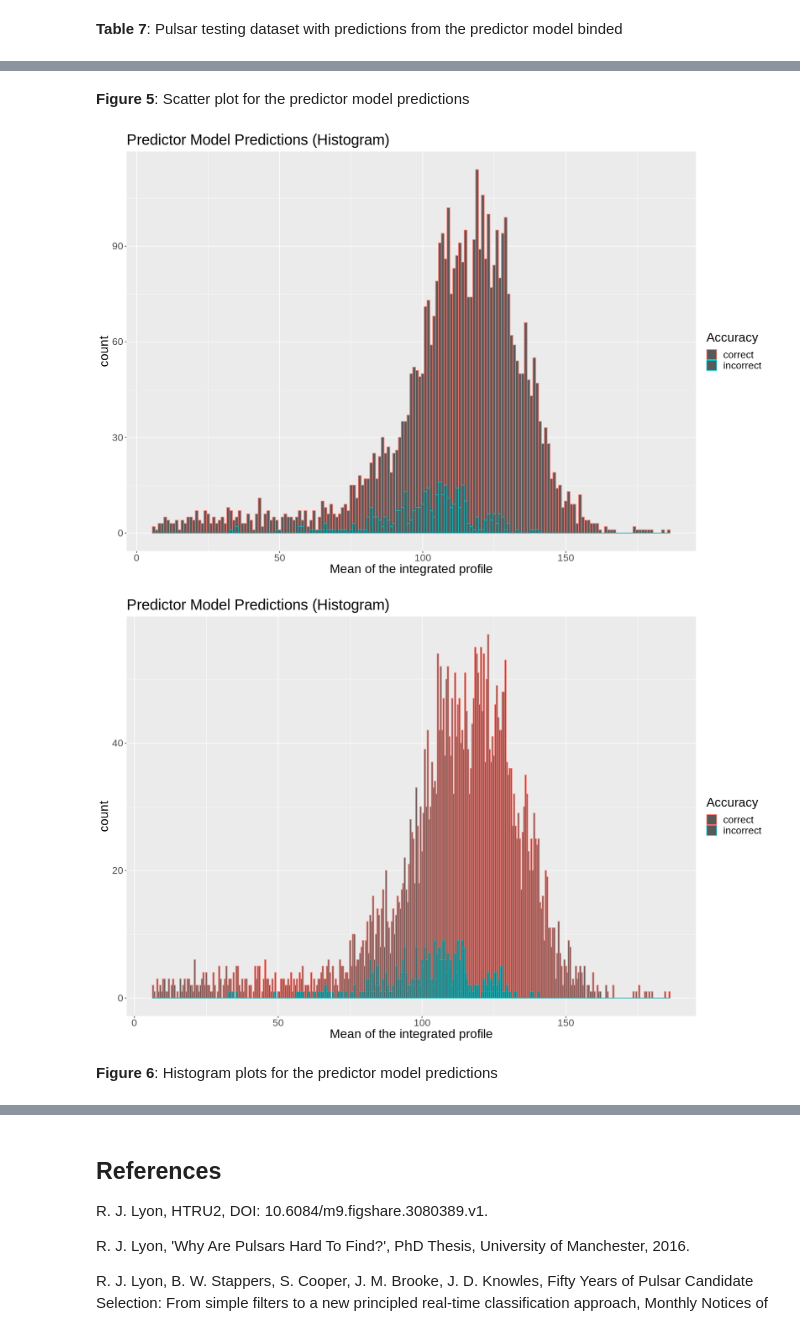
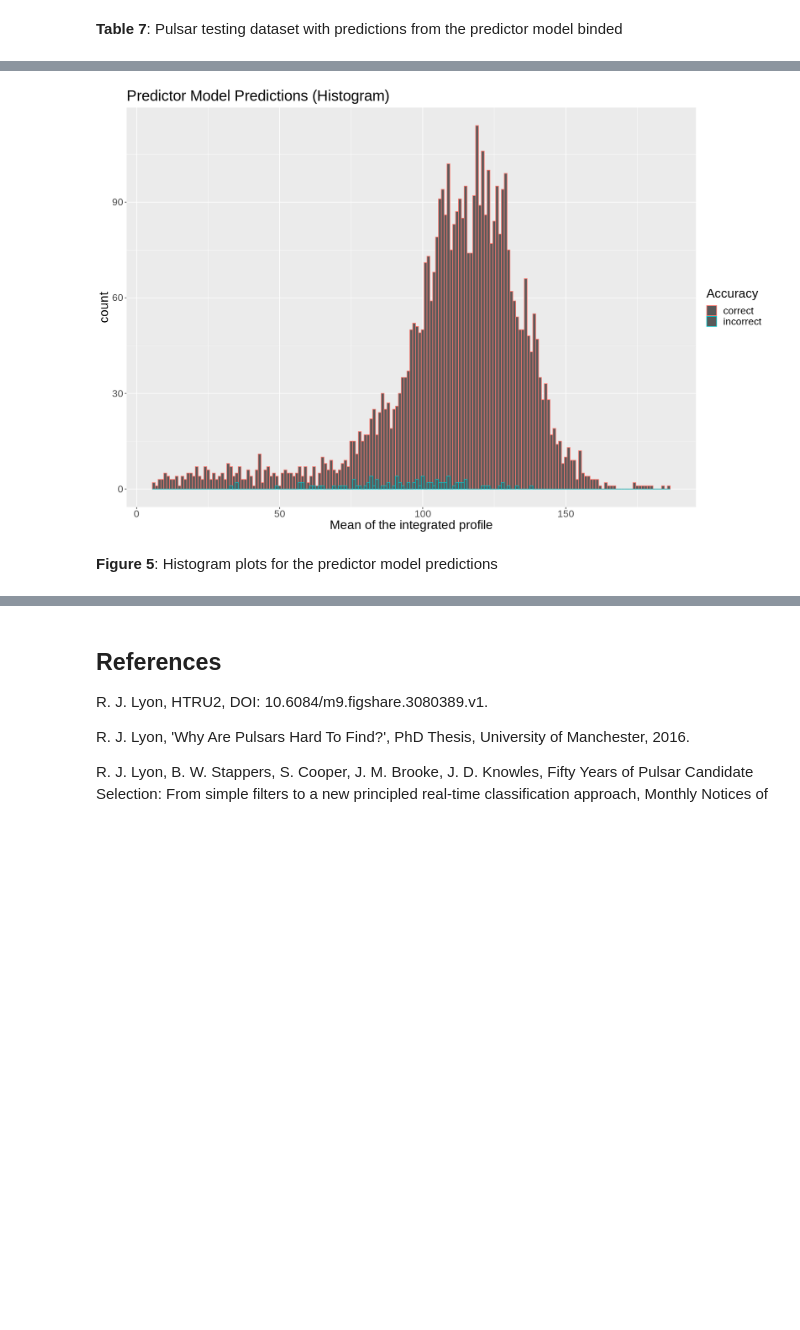
Before and after one commit to rchanpra/dsci-100-project, a Jupyter notebook: group_project_report.ipynb, the cells around one changed output, grey strips where cells are left out. Drawn from its saved outputs; the diff is of its cells as text; code cells hidden in the pictures; blank space fills up the shorter version.

```diff
--- a/group_project_report.ipynb
+++ b/group_project_report.ipynb
@@ -297,13 +290,25 @@ A tibble: 6 × 7
 # %%
-options(repr.plot.width = 15, repr.plot.height = 10)
+options(repr.plot.width = 12, repr.plot.height = 7)
 
-# plotting accuracy of each k neighbors
-cross_val_plot <- ggplot(accuracies, aes(x = neighbors, y = mean)) +
+# assigning best value of k to a value
+best_k <- 9
+
+# pulling the accuracy of the best value of k
+best_ky <- tune_results |>
+    filter(neighbors == best_k) |>
+    select(mean) |>
+    pull()
+
+# plotting accuracy of knn
+cross_val_plot <- ggplot(tune_results, aes(x = neighbors, y = mean)) +
     geom_point() +
     geom_line() +
-    labs(x = "K Neighbors", y = "Accuracy Estimate", title = "Accuracy Estimate of Each K Neighbours") +
-    scale_x_continuous(breaks = seq(1, 25, 2)) +
-    scale_y_continuous(limits = c(0.9, 1)) +
+    geom_vline(xintercept = best_k, colour = "red") +
+    geom_point(aes(x = best_k, y = best_ky), size = 4, colour = "blue") +
+    labs(x = "Neighbors", y = "Accuracy Estimate", title = "Estimated Accuracies of KNN") +
+    scale_x_continuous(limits = c(1, 25),
+                       breaks = seq(1, 25, 1),
+                       minor_breaks = seq(1, 25, 1)) +
     theme(text = element_text(size = 20))
 cross_val_plot
 # %% [output]
@@ -319,8 +324,8 @@ From the plot, we see that the elbow comes at 15. Therefore, we will select $K =
 # %%
 set.seed(2023)
 
-# creating specification for classification tuning with best value of K
-pulsar_spec <- nearest_neighbor(weight_func = "rectangular", neighbors = 15) |>
+# creating specification for classification tuning with best value of k
+pulsar_spec <- nearest_neighbor(weight_func = "rectangular", neighbors = best_k) |>
     set_engine("kknn") |>
     set_mode("classification")
 
@@ -328,7 +333,7 @@ pulsar_spec <- nearest_neighbor(weight_func = "rectangular", neighbors = 15) |>
 pulsar_fit <- workflow() |>
     add_recipe(pulsar_recipe) |>
     add_model(pulsar_spec) |>
-    fit(data = pulsar_train_upsampled)
+    fit(data = pulsar_train)
 
 # binding predictions from predictor model
 pulsar_predictions <- predict(pulsar_fit, pulsar_test) |>
@@ -398,26 +388,18 @@ pulsar_point
-# %% [markdown]
-**Figure 5**: Scatter plot for the predictor model predictions
 # %%
 options(repr.plot.width = 15, repr.plot.height = 10)
 
 # plotting predictor model predictions as a histogram plot
-pulsar_histogram <- pulsar_accuracy |>
+pulsar_histogram <- pulsar_predictions |>
+    mutate(accuracy = ifelse(.pred_class == class, "correct", "incorrect")) |>
     ggplot(aes(x = mean_profile, colour = accuracy)) +
+    geom_histogram(binwidth = 1) +
     labs(x = "Mean of the integrated profile", colour = "Accuracy", title = "Predictor Model Predictions (Histogram)") +
     theme(text = element_text(size = 20))
-
-pulsar_histogram1 <- pulsar_histogram +
-    geom_histogram(binwidth = 1)
-pulsar_histogram1
-
-pulsar_histogram2 <- pulsar_histogram +
-    geom_histogram(binwidth = 0.5)
-pulsar_histogram2
+pulsar_histogram
 # %% [output]
-[figure, old version]
+[figure, new version]
-[figure, removed]
 # %% [markdown]
-**Figure 6**: Histogram plots for the predictor model predictions
+**Figure 5**: Histogram plots for the predictor model predictions
 # %% [markdown]
 ## Discussion
 
```
Also changed, not shown: parts of 26 cells of this notebook.
